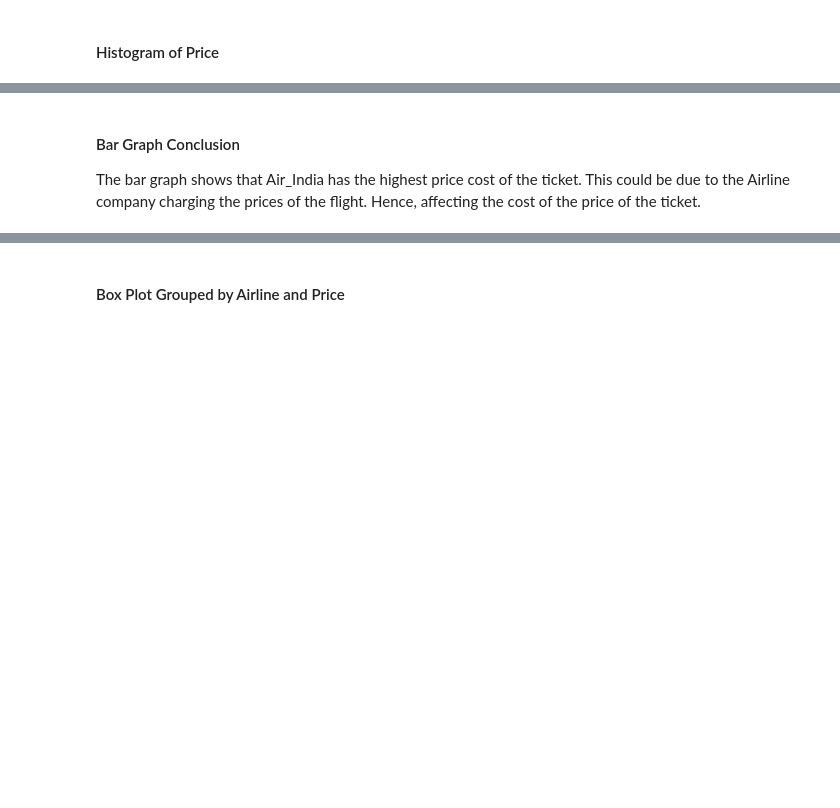
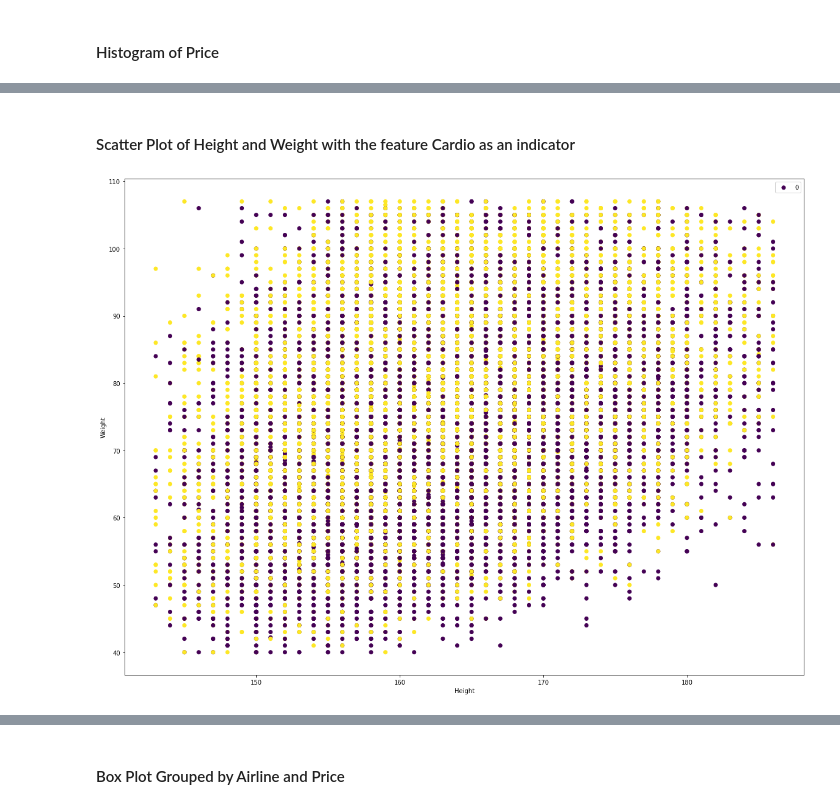
Before and after one commit to JIAWEI68/sch-work-jupiter, a Jupyter notebook: Project/Assignment.ipynb, the cells around one changed output, grey strips where cells are left out. Drawn from its saved outputs; the diff is of its cells as text; code cells hidden in the pictures; blank space fills up the shorter version.

```diff
--- a/Project/Assignment.ipynb
+++ b/Project/Assignment.ipynb
@@ -183,8 +258,11 @@ The histogram shows that there is a high frequency of the price of the ticket be
+# %% [markdown]
+#### Scatter Plot of Height and Weight with the feature Cardio as an indicator
 # %%
-plt.bar(data['airline'], data['price'])
-plt.xlabel('Airline')
-plt.ylabel('Price')
+plt.figure(figsize=(20,15))
+plt.scatter(data['height'], data['weight'], c = data['cardio'], )
+plt.xlabel('Height')
+plt.ylabel('Weight')
+plt.legend(data['cardio'])
 plt.show()
+# %% [output]
+[figure, added]
-# %% [markdown]
-#### Bar Graph Conclusion
-The bar graph shows that Air_India has the highest price cost of the ticket. This could be due to the Airline company charging the prices of the flight. Hence, affecting the cost of the price of the ticket.
```
Also changed, not shown: parts of 76 cells of this notebook, 2 other files.
